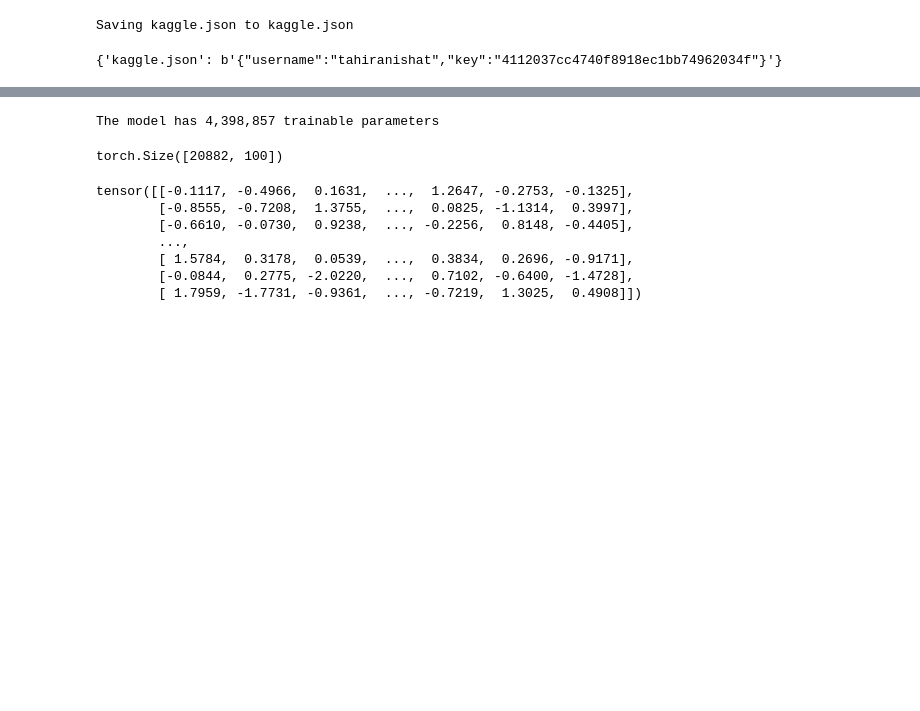
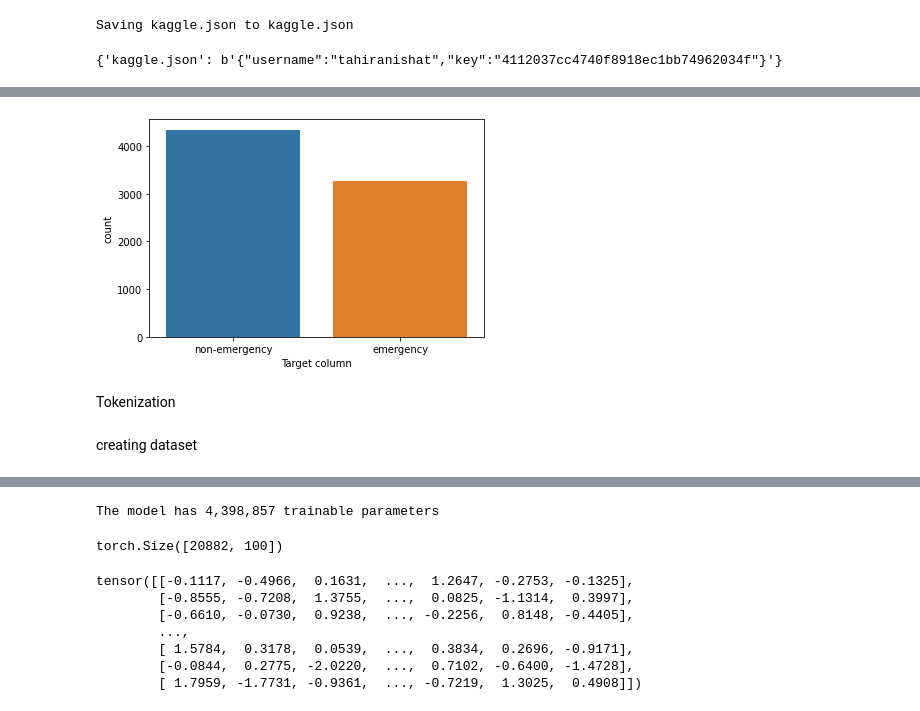
Before and after one commit to Ni7070/Detecting-emergency-message, a Jupyter notebook: forThesis(2).ipynb, the cells around one changed output, grey strips where cells are left out. Saved outputs shown, nothing was run; the diff lists cells and outputs as text; code cells hidden in the pictures; blank space fills up the shorter version.

```diff
--- a/forThesis(2).ipynb
+++ b/forThesis(2).ipynb
@@ -54,3 +111,12 @@ test_dir.to_csv("test_out.csv")
+# %%
+class_names = ['non-emergency', 'emergency']
+ax = sns.countplot(train_dir.target)
+plt.xlabel('Target column')
+ax.set_xticklabels(class_names);
+# %% [output]
+[figure, added]
+# %% [markdown]
+Tokenization
 # %%
 SEED = 1234
 
@@ -65,6 +131,8 @@ LABEL = data.LabelField(dtype = torch.float)
 # %%
 fields1 = [(None, None), ('text',TEXT),('target', LABEL)]
 fields2 = [(None, None), ('text',TEXT)]
+# %% [markdown]
+creating dataset
 # %%
 train_torch = data.TabularDataset(path = '/content/train_out.csv',format = 'csv',fields = fields1, skip_header = True)
 test_torch = data.TabularDataset(path = '/content/test_out.csv',format = 'csv',fields = fields2, skip_header = True)
```
Also changed, not shown: parts of 35 cells of this notebook.
